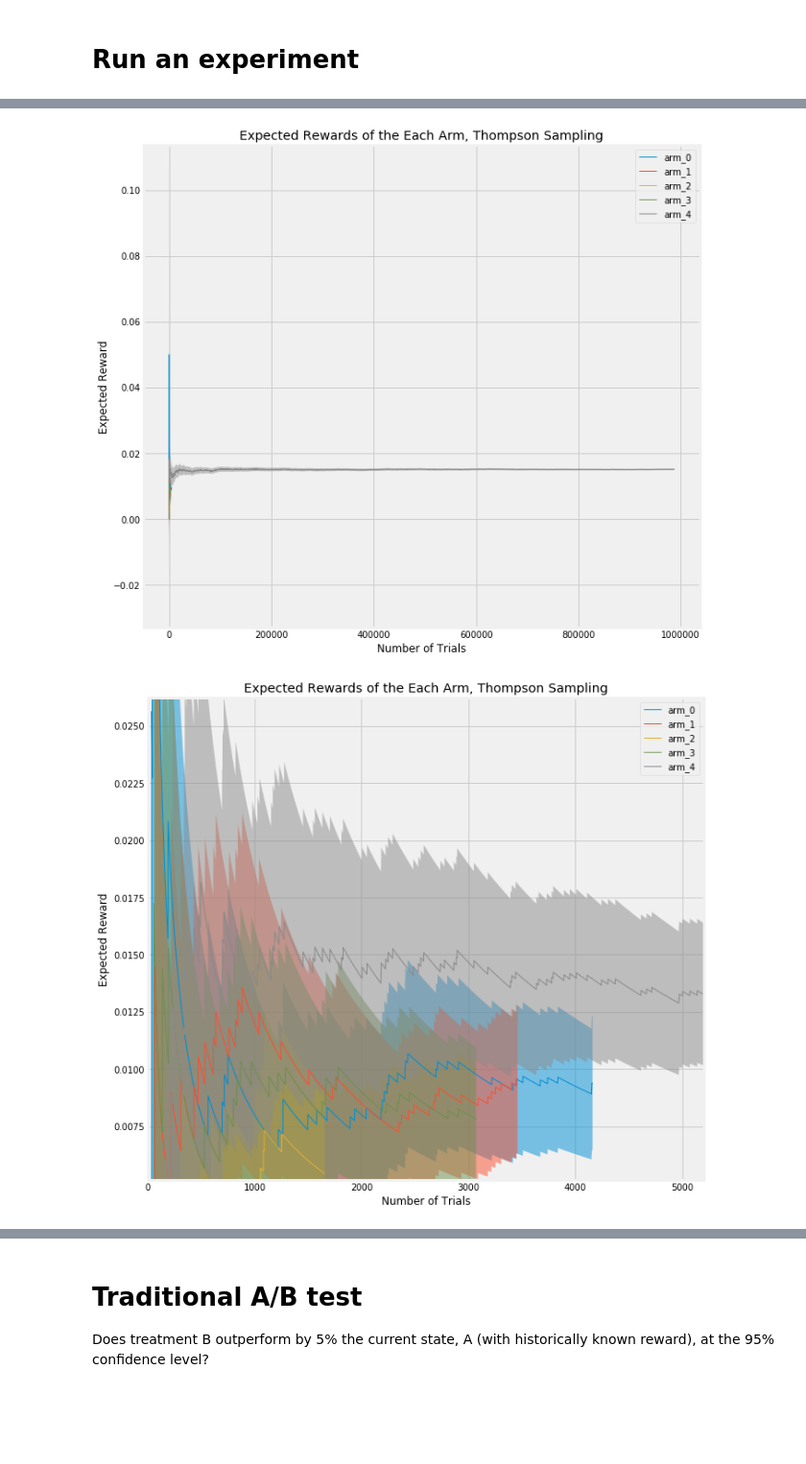
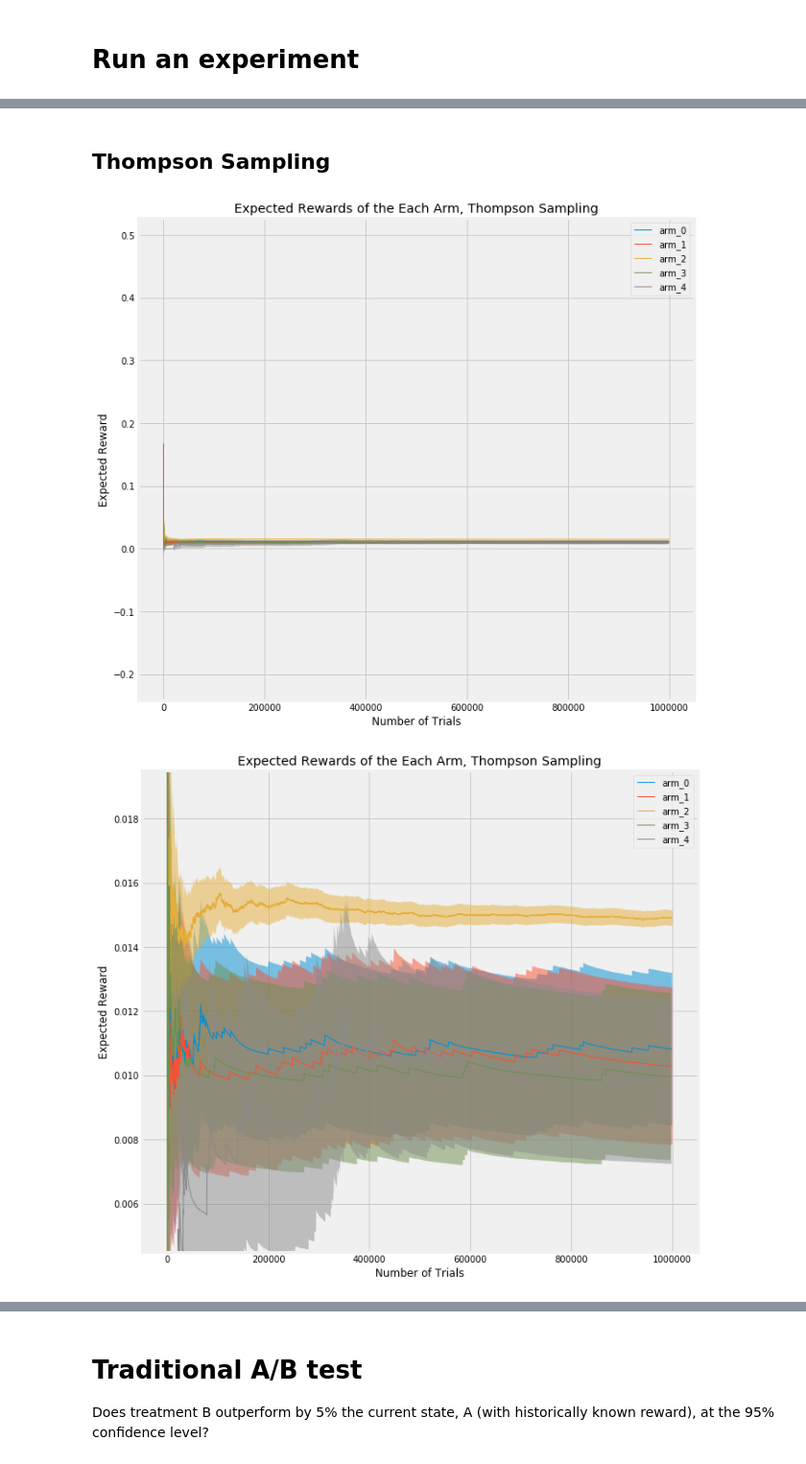
Before and after one commit to raffg/multi_armed_bandit, a Jupyter notebook: monte_carlo.ipynb, the cells around one changed output, grey strips where cells are left out. Shown at 96% size. Cells and saved outputs as stored; diff of their text form; code cells hidden in the pictures; blank space fills up the shorter version.

Commit message:
plot_expected_reward now plots arms on same scale

```diff
--- a/monte_carlo.ipynb
+++ b/monte_carlo.ipynb
@@ -476,19 +501,20 @@ plot_expected_reward(df,
+# %% [markdown]
+## Thompson Sampling
 # %%
 algorithm = ThompsonSampling(n_arms)
 results = run_sim(algorithm, arms, horizon, number_of_simulations)
 df = format_results(results, arms)
 arm_results = create_arm_results(df, arms, confidence_level)
 # %%
-plot_expected_reward(df, arms, arm_results, 'Thompson Sampling')
+plot_expected_reward(arm_results, arms, 'Thompson Sampling')
 # %% [output]
-[figure, old version]
+[figure, new version]
 # %%
-plot_expected_reward(df,
+plot_expected_reward(arm_results,
                      arms,
-                     arm_results,
                      'Thompson Sampling',
-                     xlim=df['chosen_arm'].value_counts().to_list()[1]*1.25,
-                     ylim=(min(probabilities)/1.75,
-                           max(probabilities)*1.75))
+                     xlim=None,
+                     ylim=(min(probabilities) - .75 * (max(probabilities) - min(probabilities)),
+                           max(probabilities) + .75 * (max(probabilities) - min(probabilities))))
 # %% [output]
-[figure, old version]
+[figure, new version]
```
Also changed, not shown: parts of 53 cells of this notebook, 1 other file.
